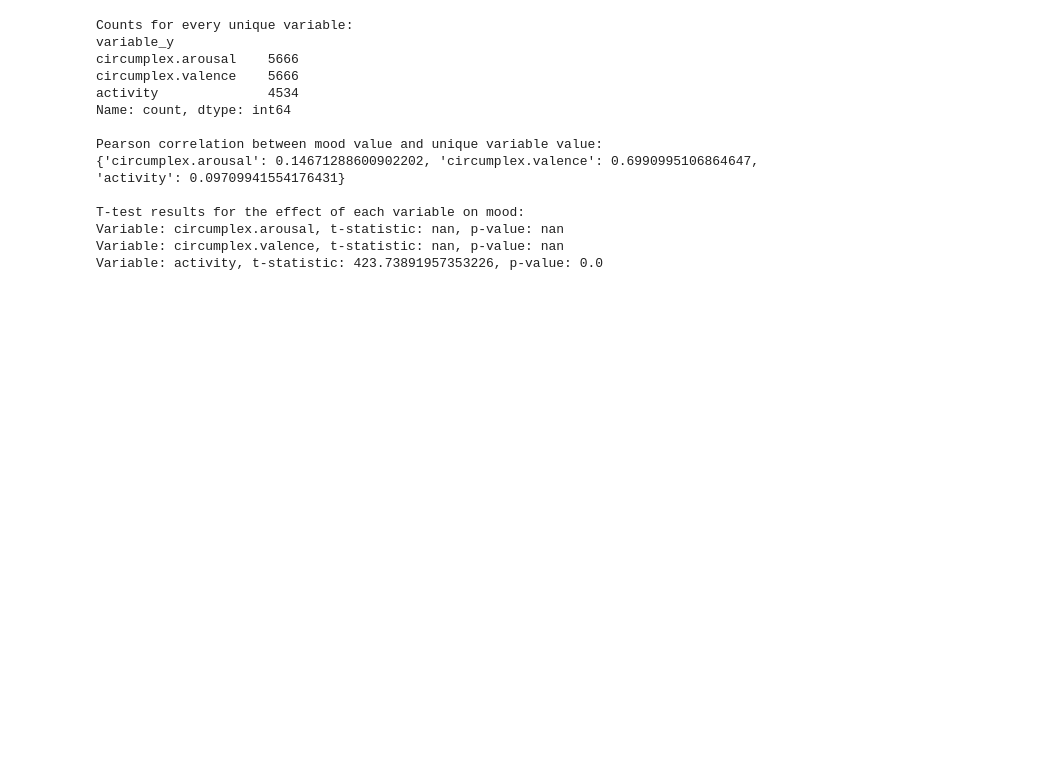
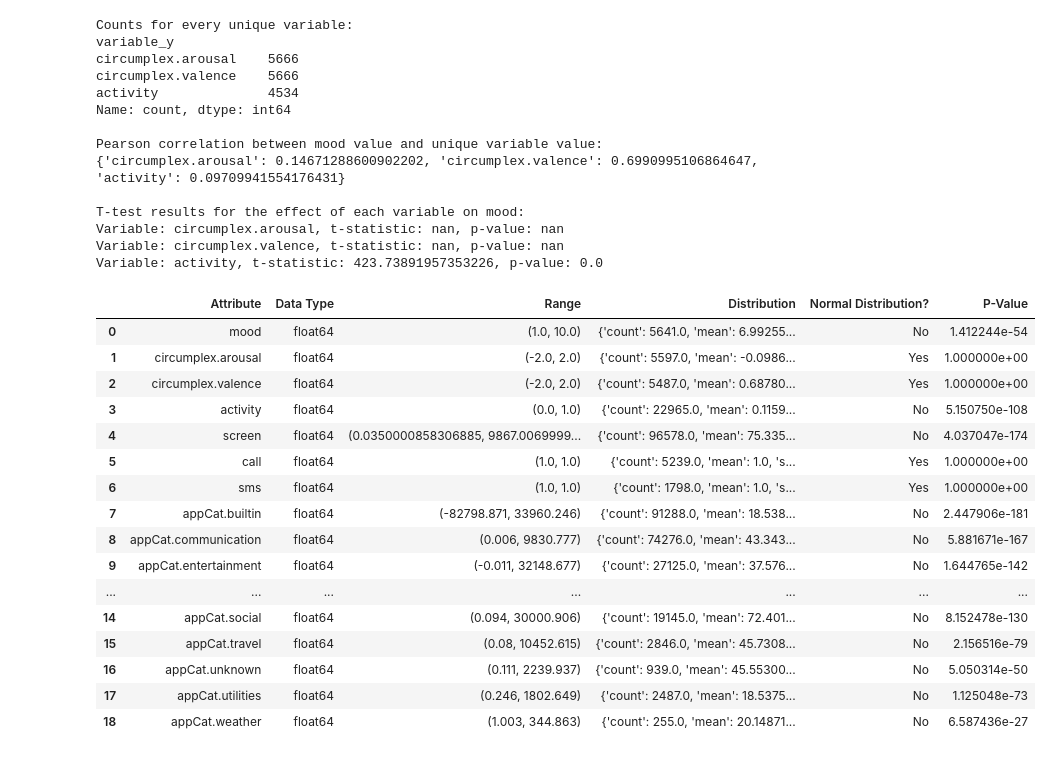
Before and after one commit to shreyaraghavendra/DTM_Group86, a Jupyter notebook: Assignment1/EDA_Shreya.ipynb, the cells around one changed output. Saved outputs shown, nothing was run; the diff lists cells and outputs as text; code cells hidden in the pictures; blank space fills up the shorter version.

Commit message:
check distribution of data

```diff
--- a/Assignment1/EDA_Shreya.ipynb
+++ b/Assignment1/EDA_Shreya.ipynb
@@ -115,3 +118,49 @@ T-test results for the effect of each variable on mood:
 Variable: circumplex.arousal, t-statistic: nan, p-value: nan
 Variable: circumplex.valence, t-statistic: nan, p-value: nan
 Variable: activity, t-statistic: 423.73891957353226, p-value: 0.0
+# %%
+summary_list = []
+df['time'] = pd.to_datetime(df['time'])
+
+for attribute in df['variable'].unique():
+    attribute_data = df[df['variable'] == attribute]['value']
+    if attribute_data.dtype == 'float64' or attribute_data.dtype == 'int64':
+        # Perform Shapiro-Wilk test for normality
+        stat, p_value = shapiro(attribute_data)
+        is_normal = 'Yes' if p_value > 0.05 else 'No'
+    else:
+        # Cannot perform Shapiro-Wilk on non-numeric data
+        stat, p_value, is_normal = np.nan, np.nan, 'N/A'
+
+    data_range = (attribute_data.min(), attribute_data.max())
+    distribution = attribute_data.describe().to_dict()
+
+    summary_list.append({
+        'Attribute': attribute,
+        'Data Type': attribute_data.dtype,
+        'Range': data_range,
+        'Distribution': distribution,
+        'Normal Distribution?': is_normal,
+        'P-Value': p_value
+    })
+
+summary_table = pd.DataFrame(summary_list)
+summary_table
+# %% [output]
+|  | Attribute | Data Type | Range | Distribution | Normal Distribution? | P-Value |
+| 0 | mood | float64 | (1.0, 10.0) | {'count': 5641.0, 'mean': 6.99255... | No | 1.412244e-54 |
+| 1 | circumplex.arousal | float64 | (-2.0, 2.0) | {'count': 5597.0, 'mean': -0.0986... | Yes | 1.000000e+00 |
+| 2 | circumplex.valence | float64 | (-2.0, 2.0) | {'count': 5487.0, 'mean': 0.68780... | Yes | 1.000000e+00 |
+| 3 | activity | float64 | (0.0, 1.0) | {'count': 22965.0, 'mean': 0.1159... | No | 5.150750e-108 |
+| 4 | screen | float64 | (0.0350000858306885, 9867.0069999... | {'count': 96578.0, 'mean': 75.335... | No | 4.037047e-174 |
+| 5 | call | float64 | (1.0, 1.0) | {'count': 5239.0, 'mean': 1.0, 's... | Yes | 1.000000e+00 |
+| 6 | sms | float64 | (1.0, 1.0) | {'count': 1798.0, 'mean': 1.0, 's... | Yes | 1.000000e+00 |
+| 7 | appCat.builtin | float64 | (-82798.871, 33960.246) | {'count': 91288.0, 'mean': 18.538... | No | 2.447906e-181 |
+| 8 | appCat.communication | float64 | (0.006, 9830.777) | {'count': 74276.0, 'mean': 43.343... | No | 5.881671e-167 |
+| 9 | appCat.entertainment | float64 | (-0.011, 32148.677) | {'count': 27125.0, 'mean': 37.576... | No | 1.644765e-142 |
+| ... | ... | ... | ... | ... | ... | ... |
+| 14 | appCat.social | float64 | (0.094, 30000.906) | {'count': 19145.0, 'mean': 72.401... | No | 8.152478e-130 |
+| 15 | appCat.travel | float64 | (0.08, 10452.615) | {'count': 2846.0, 'mean': 45.7308... | No | 2.156516e-79 |
+| 16 | appCat.unknown | float64 | (0.111, 2239.937) | {'count': 939.0, 'mean': 45.55300... | No | 5.050314e-50 |
+| 17 | appCat.utilities | float64 | (0.246, 1802.649) | {'count': 2487.0, 'mean': 18.5375... | No | 1.125048e-73 |
+| 18 | appCat.weather | float64 | (1.003, 344.863) | {'count': 255.0, 'mean': 20.14871... | No | 6.587436e-27 |
```
Also changed, not shown: parts of 1 cell of this notebook.
